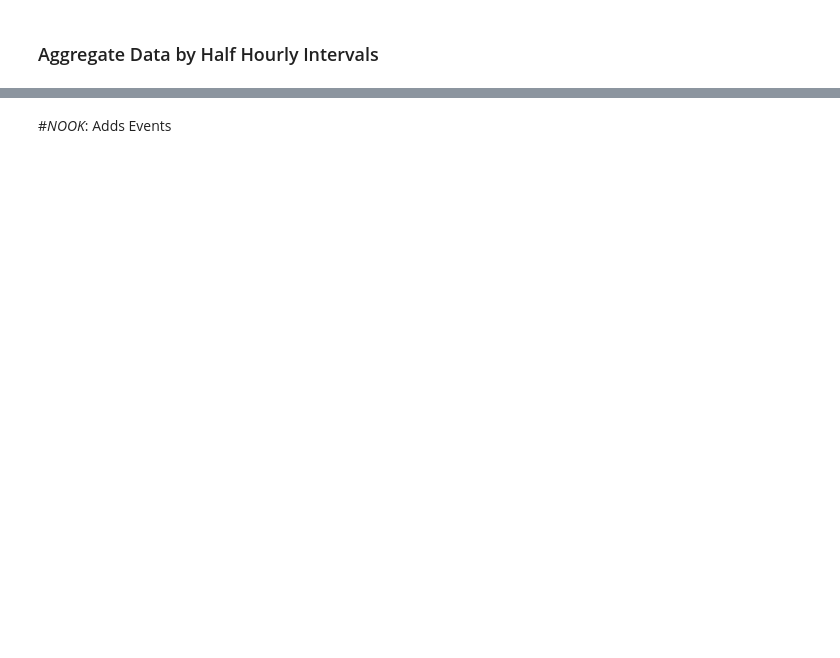
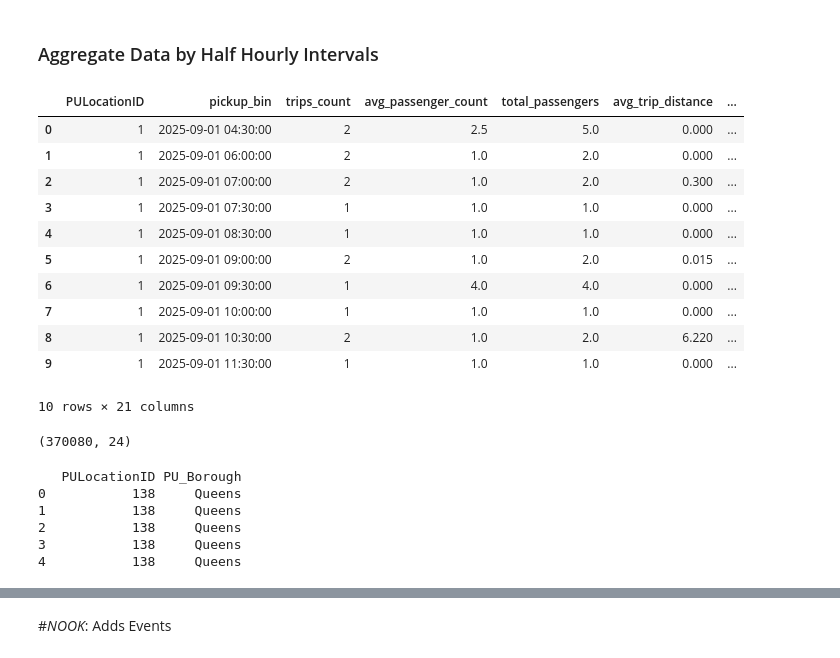
Before and after one commit to mmarynama/AI_Project, a Jupyter notebook: MASTER_Group_project_AI.ipynb, the cells around one changed output, grey strips where cells are left out. Drawn from its saved outputs; the diff is of its cells as text; code cells hidden in the pictures; blank space fills up the shorter version.

```diff
--- a/MASTER_Group_project_AI.ipynb
+++ b/MASTER_Group_project_AI.ipynb
@@ -631,12 +995,11 @@ missing_by_vendor
 # %%
-df['pickup_bin'] = df['tpep_pickup_datetime'].dt.floor('30T')
+df['pickup_bin'] = df['tpep_pickup_datetime'].dt.floor('30min')
 
 # Group by zone and time bin, count trips
 trips_per_bin = (
     df.groupby(['PULocationID', 'pickup_bin'])
       .size()
-      .reset_index(name='trips_count')
-)
+      .reset_index(name='trips_count'))
 
 # Show the first few rows of the result
 print(trips_per_bin.head(10))
@@ -657,10 +1034,10 @@ plt.show()
 ### Aggregate Data by Half Hourly Intervals
 # %%
 # Make sure pickup datetime is datetime type
-temp['tpep_pickup_datetime'] = pd.to_datetime(temp['tpep_pickup_datetime'])
+df['tpep_pickup_datetime'] = pd.to_datetime(df['tpep_pickup_datetime'], errors='coerce')
 
 # Half-hour bins
-temp['pickup_bin'] = temp['tpep_pickup_datetime'].dt.floor('30T')
+temp['pickup_bin'] = temp['tpep_pickup_datetime'].dt.floor('30min')
 
 # Aggregate by pickup location and half-hour
 trips_per_bin = (
@@ -692,11 +1069,11 @@ trips_per_bin = (
           total_improvement_surcharge=('improvement_surcharge', 'sum'),
           total_total_amount=('total_amount', 'sum'),
           total_congestion_surcharge=('congestion_surcharge', 'sum'),
-          total_airport_fee=('airport_fee', 'sum'),
+          total_airport_fee=('Airport_fee', 'sum'),
           total_cbd_congestion_fee=('cbd_congestion_fee', 'sum'),
       )
-      .reset_index()
-)
+      .reset_index())
+
 # assume temp is already filtered to a single month
 month_start = temp['tpep_pickup_datetime'].min().to_period('M').to_timestamp()       # first day, 00:00
 month_end   = (month_start + pd.offsets.MonthEnd(0)) + pd.Timedelta(hours=23, minutes=30)
@@ -704,7 +1081,7 @@ month_end   = (month_start + pd.offsets.MonthEnd(0)) + pd.Timedelta(hours=23, mi
 # all half-hour bins for that month
 all_bins = pd.date_range(start=month_start,
                          end=month_end,
-                         freq='30T')
+                         freq='30min')
 
 # all pickup locations present in this month
 all_pu = temp['PULocationID'].unique()
@@ -712,39 +1089,63 @@ all_pu = temp['PULocationID'].unique()
 # full grid: every PU × every half-hour in the month
 full_index = pd.MultiIndex.from_product(
     [all_pu, all_bins],
-    names=['PULocationID', 'pickup_bin']
-)
+    names=['PULocationID', 'pickup_bin'])
 
 # reindex aggregated data onto full grid
 trips_per_bin_full = (
     trips_per_bin
     .set_index(['PULocationID', 'pickup_bin'])
     .reindex(full_index)
-    .reset_index()
-)
+    .reset_index())
 
 # fill numeric NaNs with 0 (no rides in that interval)
 numeric_cols = [
     'trips_count',
     'avg_passenger_count',
     'total_passengers',
     'avg_trip_distance',
     'total_trip_distance',
     'avg_duration_min',
     'total_duration_min',
     'avg_fare_amount',
     'total_fare_amount',
     'total_extra',
     'total_mta_tax',
     'avg_tip_amount',
     'total_tip_amount',
     'total_tolls_amount',
     'total_improvement_surcharge',
     'total_total_amount',
     'total_congestion_surcharge',
     'total_airport_fee',
-    'total_cbd_congestion_fee',
-]
+    'total_cbd_congestion_fee',]
 
 trips_per_bin_full[numeric_cols] = trips_per_bin_full[numeric_cols].fillna(0)
+
+# Add the zones back
+zones_PU = zones.rename(columns={
+    'LocationID': 'PULocationID',
+    'Borough': 'PU_Borough',
+    'Zone': 'PU_Zone',
+    'service_zone': 'PU_service_zone'
+})[['PULocationID', 'PU_Borough', 'PU_Zone', 'PU_service_zone']]
+
+trips_per_bin_full = trips_per_bin_full.merge(
+    zones_PU,
+    on='PULocationID',
+    how='left')
+
 display(trips_per_bin.head(10))
+# %% [output]
+|  | PULocationID | pickup_bin | trips_count | avg_passenger_count | total_passengers | avg_trip_distance | ... |
+| 0 | 1 | 2025-09-01 04:30:00 | 2 | 2.5 | 5.0 | 0.000 | ... |
+| 1 | 1 | 2025-09-01 06:00:00 | 2 | 1.0 | 2.0 | 0.000 | ... |
+| 2 | 1 | 2025-09-01 07:00:00 | 2 | 1.0 | 2.0 | 0.300 | ... |
+| 3 | 1 | 2025-09-01 07:30:00 | 1 | 1.0 | 1.0 | 0.000 | ... |
+| 4 | 1 | 2025-09-01 08:30:00 | 1 | 1.0 | 1.0 | 0.000 | ... |
+| 5 | 1 | 2025-09-01 09:00:00 | 2 | 1.0 | 2.0 | 0.015 | ... |
+| 6 | 1 | 2025-09-01 09:30:00 | 1 | 4.0 | 4.0 | 0.000 | ... |
+| 7 | 1 | 2025-09-01 10:00:00 | 1 | 1.0 | 1.0 | 0.000 | ... |
+| 8 | 1 | 2025-09-01 10:30:00 | 2 | 1.0 | 2.0 | 6.220 | ... |
+| 9 | 1 | 2025-09-01 11:30:00 | 1 | 1.0 | 1.0 | 0.000 | ... |
+10 rows × 21 columns
@@ -750,0 +1170,4 @@ display(trips_per_bin.head(10))
+# %%
+print(trips_per_bin_full.shape)
+# %% [output]
+(370080, 24)
@@ -750,0 +1187,9 @@ display(trips_per_bin.head(10))
+# %%
+print(trips_per_bin_full[['PULocationID', 'PU_Borough']].head())
+# %% [output]
+   PULocationID PU_Borough
+0           138     Queens
+1           138     Queens
+2           138     Queens
+3           138     Queens
+4           138     Queens
```
Also changed, not shown: parts of 133 cells of this notebook.
